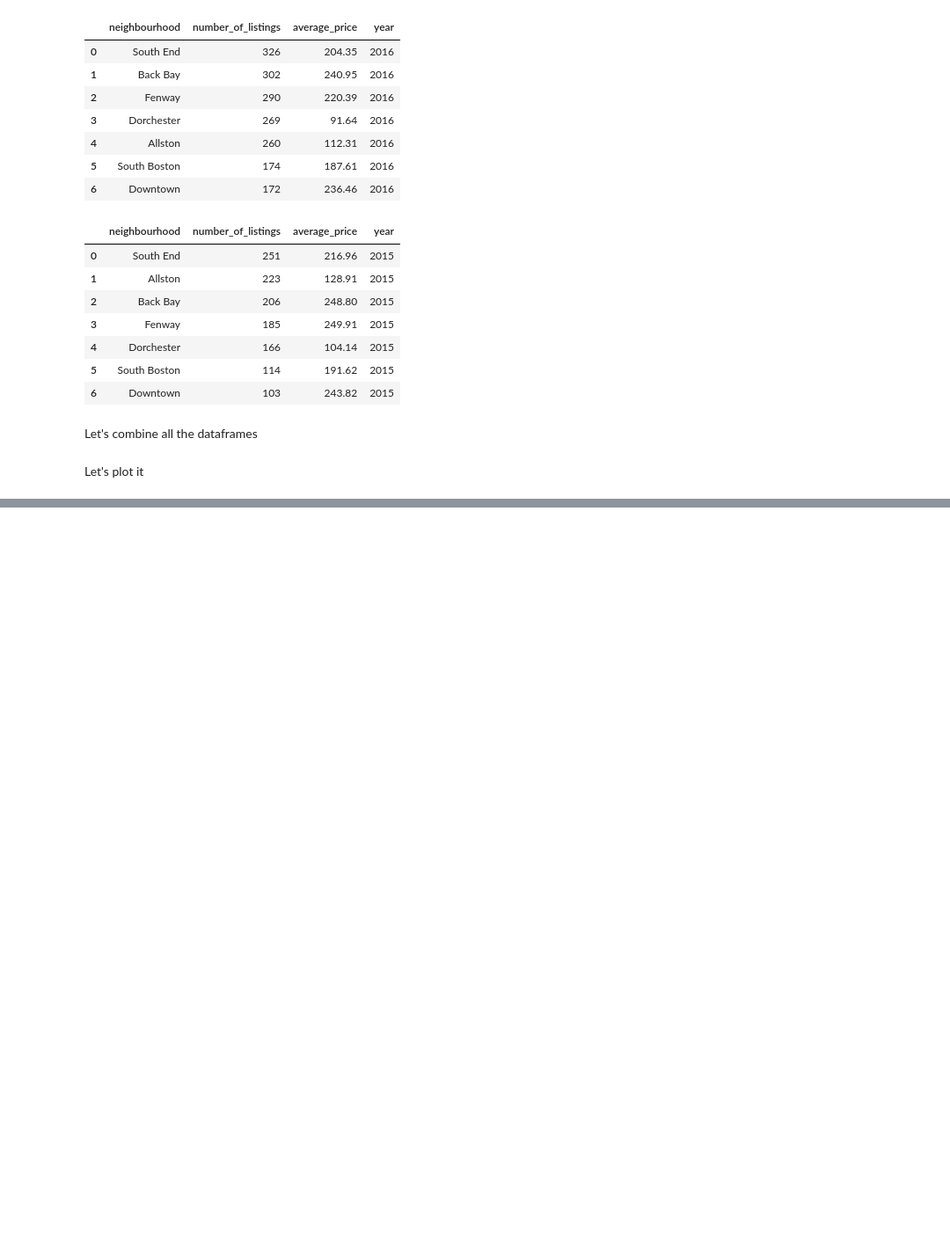
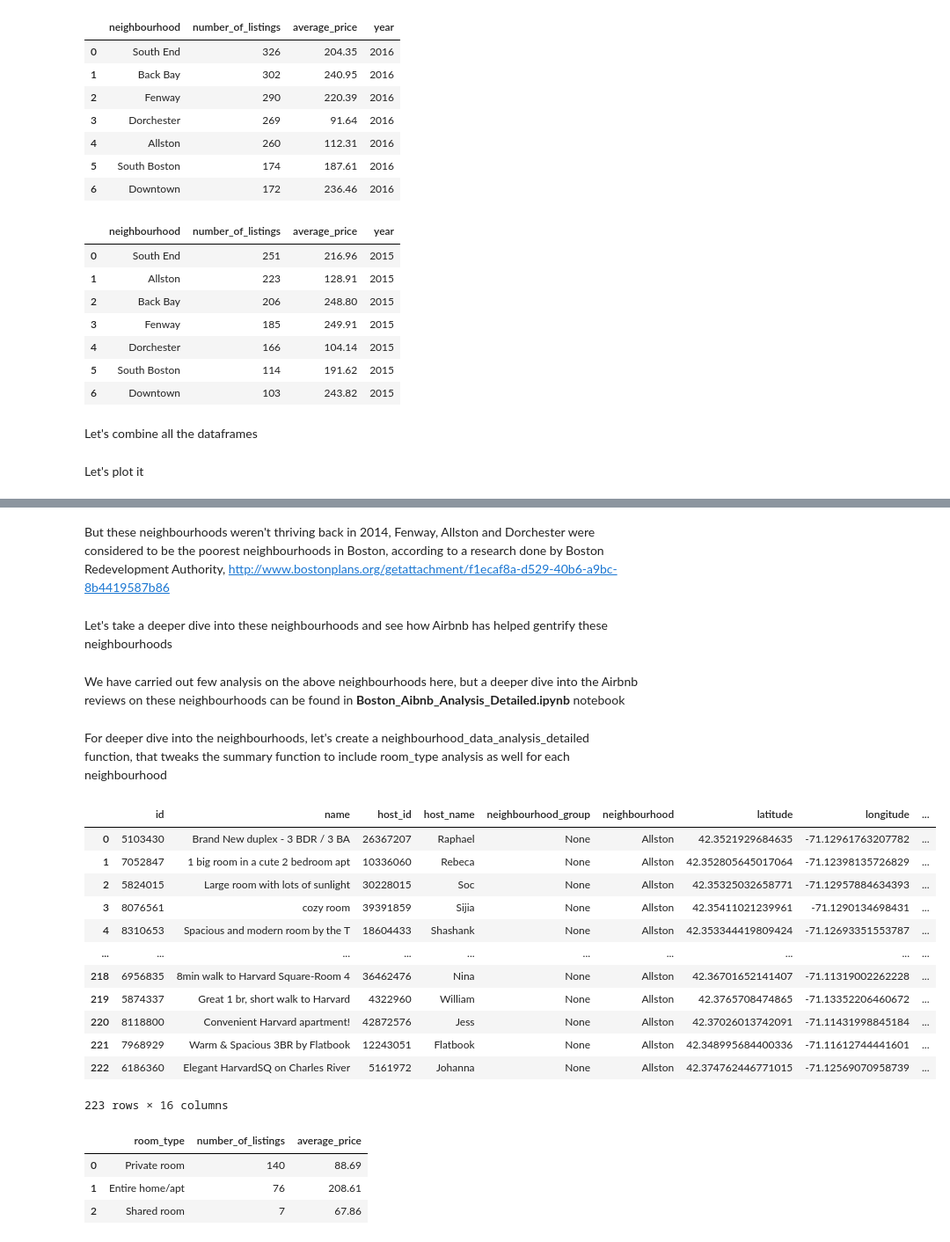
Before and after one commit to aditya-prasad-projects/Airbnb, a Jupyter notebook: Boston_Airbnb_Analysis.ipynb, the cells around one changed output, grey strips where cells are left out. Shown at 88% size. Cells and saved outputs as stored; diff of their text form; code cells hidden in the pictures; blank space fills up the shorter version.

```diff
--- a/Boston_Airbnb_Analysis.ipynb
+++ b/Boston_Airbnb_Analysis.ipynb
@@ -661,0 +206,8 @@ fig.show()
+# %% [markdown]
+But these neighbourhoods weren't thriving back in 2014, Fenway, Allston and Dorchester were considered to be the poorest neighbourhoods in Boston, according to a research done by Boston Redevelopment Authority, http://www.bostonplans.org/getattachment/f1ecaf8a-d529-40b6-a9bc-8b4419587b86
+# %% [markdown]
+Let's take a deeper dive into these neighbourhoods and see how Airbnb has helped gentrify these neighbourhoods
+# %% [markdown]
+We have carried out few analysis on the above neighbourhoods here, but a deeper dive into the Airbnb reviews on these neighbourhoods can be found in **Boston_Aibnb_Analysis_Detailed.ipynb** notebook
+# %% [markdown]
+For deeper dive into the neighbourhoods, let's create a neighbourhood_data_analysis_detailed function, that tweaks the summary function to include room_type analysis as well for each neighbourhood
@@ -661,0 +226,34 @@ fig.show()
+# %%
+file_path = "data/Boston/2015/October/listings.csv"
+neighbourhood = "Allston"
+boston_listings_df = spark.read.csv(file_path, header=True)
+filter_cond = f"neighbourhood == '{neighbourhood}'".format(neighbourhood = neighbourhood)
+neighbourhood_data = boston_listings_df.where(filter_cond)
+neighbourhood_data.toPandas()
+# %% [output]
+|  | id | name | host_id | host_name | neighbourhood_group | neighbourhood | latitude | longitude | ... |
+| 0 | 5103430 | Brand New duplex - 3 BDR / 3 BA | 26367207 | Raphael | None | Allston | 42.3521929684635 | -71.12961763207782 | ... |
+| 1 | 7052847 | 1 big room in a cute 2 bedroom apt | 10336060 | Rebeca | None | Allston | 42.352805645017064 | -71.12398135726829 | ... |
+| 2 | 5824015 | Large room with lots of sunlight | 30228015 | Soc | None | Allston | 42.35325032658771 | -71.12957884634393 | ... |
+| 3 | 8076561 | cozy room | 39391859 | Sijia | None | Allston | 42.35411021239961 | -71.1290134698431 | ... |
+| 4 | 8310653 | Spacious and modern room by the T | 18604433 | Shashank | None | Allston | 42.353344419809424 | -71.12693351553787 | ... |
+| ... | ... | ... | ... | ... | ... | ... | ... | ... | ... |
+| 218 | 6956835 | 8min walk to Harvard Square-Room 4 | 36462476 | Nina | None | Allston | 42.36701652141407 | -71.11319002262228 | ... |
+| 219 | 5874337 | Great 1 br, short walk to Harvard | 4322960 | William | None | Allston | 42.3765708474865 | -71.13352206460672 | ... |
+| 220 | 8118800 | Convenient Harvard apartment! | 42872576 | Jess | None | Allston | 42.37026013742091 | -71.11431998845184 | ... |
+| 221 | 7968929 | Warm & Spacious 3BR by Flatbook | 12243051 | Flatbook | None | Allston | 42.348995684400336 | -71.11612744441601 | ... |
+| 222 | 6186360 | Elegant HarvardSQ on Charles River | 5161972 | Johanna | None | Allston | 42.374762446771015 | -71.12569070958739 | ... |
+223 rows × 16 columns
+# %%
+neighbourhood_data.createOrReplaceTempView("neighbourhood")
+spark.sql("""
+    SELECT room_type, COUNT(room_type) as number_of_listings, ROUND(avg(price), 2) as average_price
+    FROM neighbourhood
+    GROUP BY room_type
+    ORDER BY number_of_listings desc
+""").toPandas()
+# %% [output]
+|  | room_type | number_of_listings | average_price |
+| 0 | Private room | 140 | 88.69 |
+| 1 | Entire home/apt | 76 | 208.61 |
+| 2 | Shared room | 7 | 67.86 |
```
Also changed, not shown: parts of 62 cells of this notebook, 1 other file.
